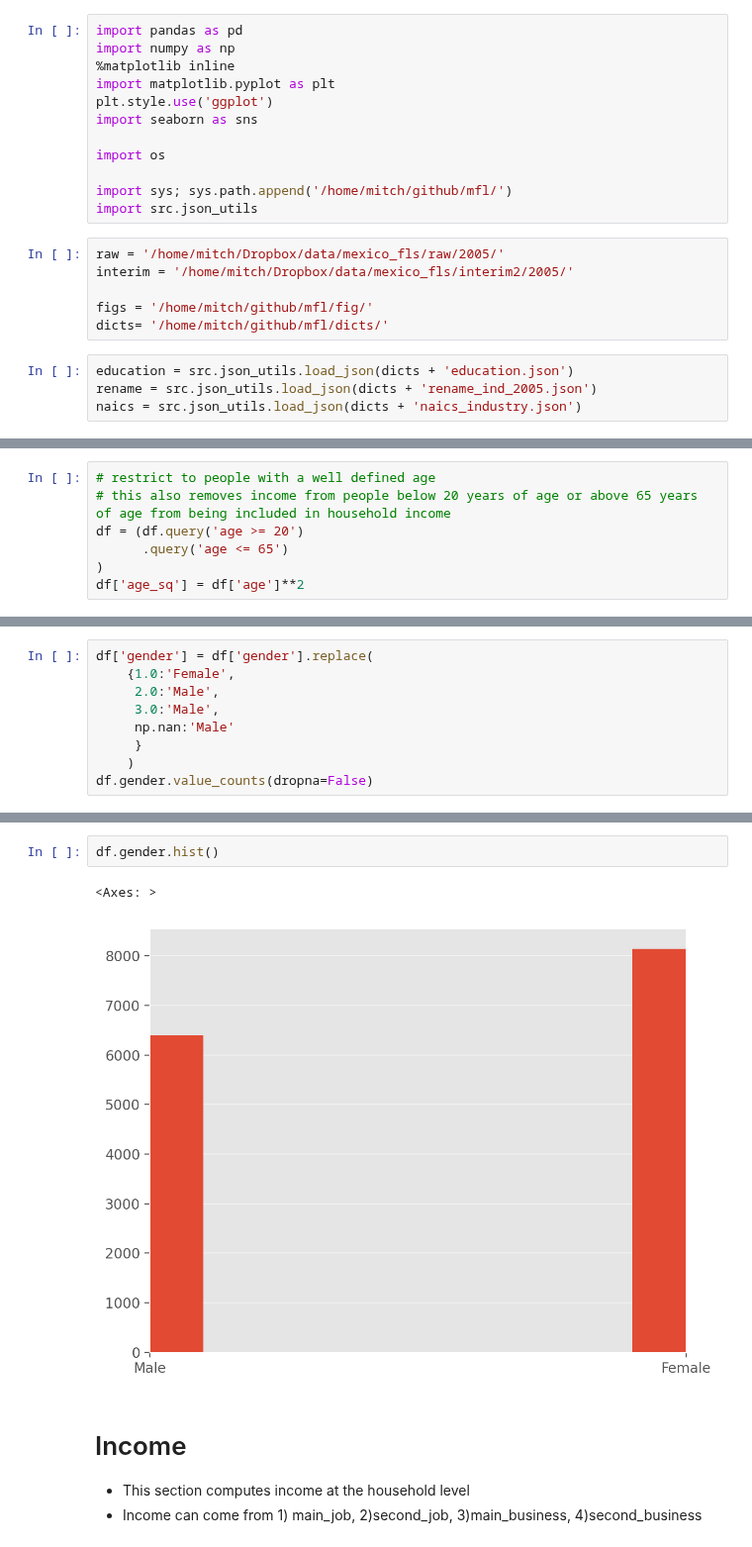
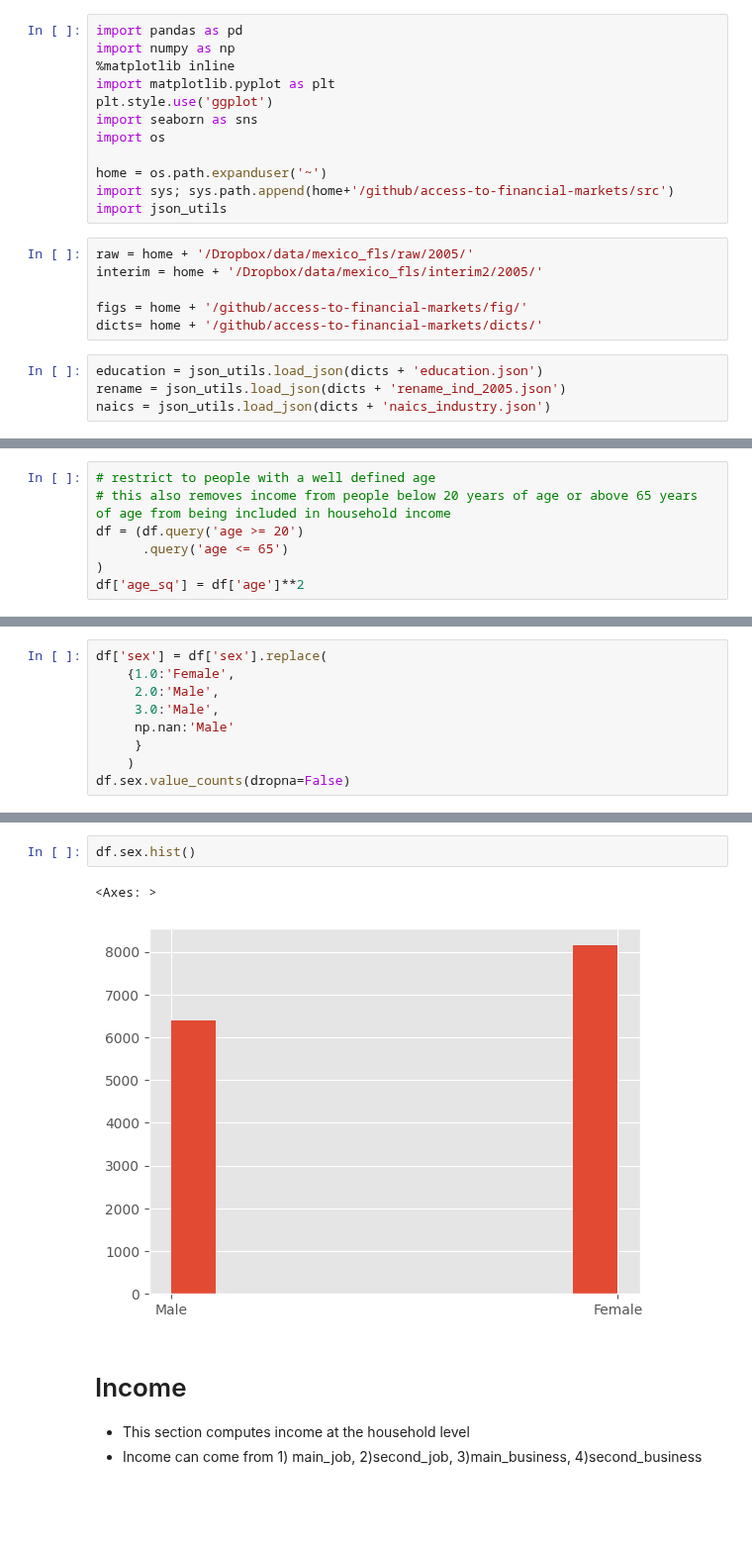
Before and after one commit to mjv2146/access-to-financial-markets, a Jupyter notebook: notebooks/2005/01_clean_ind_2005.ipynb, the cells around one changed output, grey strips where cells are left out. Shown at 99% size. Cells and saved outputs as stored; diff of their text form; blank space fills up the shorter version.

```diff
--- a/notebooks/2005/01_clean_ind_2005.ipynb
+++ b/notebooks/2005/01_clean_ind_2005.ipynb
@@ -5,21 +7,21 @@ import numpy as np
 import matplotlib.pyplot as plt
 plt.style.use('ggplot')
 import seaborn as sns
-
 import os
 
-import sys; sys.path.append('/home/mitch/github/mfl/')
-import src.json_utils
+home = os.path.expanduser('~')
+import sys; sys.path.append(home+'/github/access-to-financial-markets/src')
+import json_utils
 # %%
-raw = '/home/mitch/Dropbox/data/mexico_fls/raw/2005/'
-interim = '/home/mitch/Dropbox/data/mexico_fls/interim2/2005/'
+raw = home + '/Dropbox/data/mexico_fls/raw/2005/'
+interim = home + '/Dropbox/data/mexico_fls/interim2/2005/'
 
-figs = '/home/mitch/github/mfl/fig/'
-dicts= '/home/mitch/github/mfl/dicts/'
+figs = home + '/github/access-to-financial-markets/fig/'
+dicts= home + '/github/access-to-financial-markets/dicts/'
 # %%
-education = src.json_utils.load_json(dicts + 'education.json')
-rename = src.json_utils.load_json(dicts + 'rename_ind_2005.json')
-naics = src.json_utils.load_json(dicts + 'naics_industry.json')
+education = json_utils.load_json(dicts + 'education.json')
+rename = json_utils.load_json(dicts + 'rename_ind_2005.json')
+naics = json_utils.load_json(dicts + 'naics_industry.json')
 # %%
 ids = ['folio', 'ls', 'pid_link']
 keep = ['folio', 'ls', 'pid_link']
@@ -266,12 +268,12 @@ gender
 NaN       5
 Name: count, dtype: int64
 # %%
-df['gender'] = df['gender'].replace(
+df['sex'] = df['sex'].replace(
     {1.0:'Female',
      2.0:'Male',
      3.0:'Male',
      np.nan:'Male'
      }
     )
-df.gender.value_counts(dropna=False)
+df.sex.value_counts(dropna=False)
 # %% [output]
@@ -280,10 +282,10 @@ Female    8146
 Male      6399
 Name: count, dtype: int64
 # %%
-df.gender.hist()
+df.sex.hist()
 # %% [output]
 <Axes: >
-[figure, old version]
+[figure, new version]
 # %% [markdown]
 # Income
 - This section computes income at the household level
```
Also changed, not shown: parts of 14 cells of this notebook, 6 other files.
